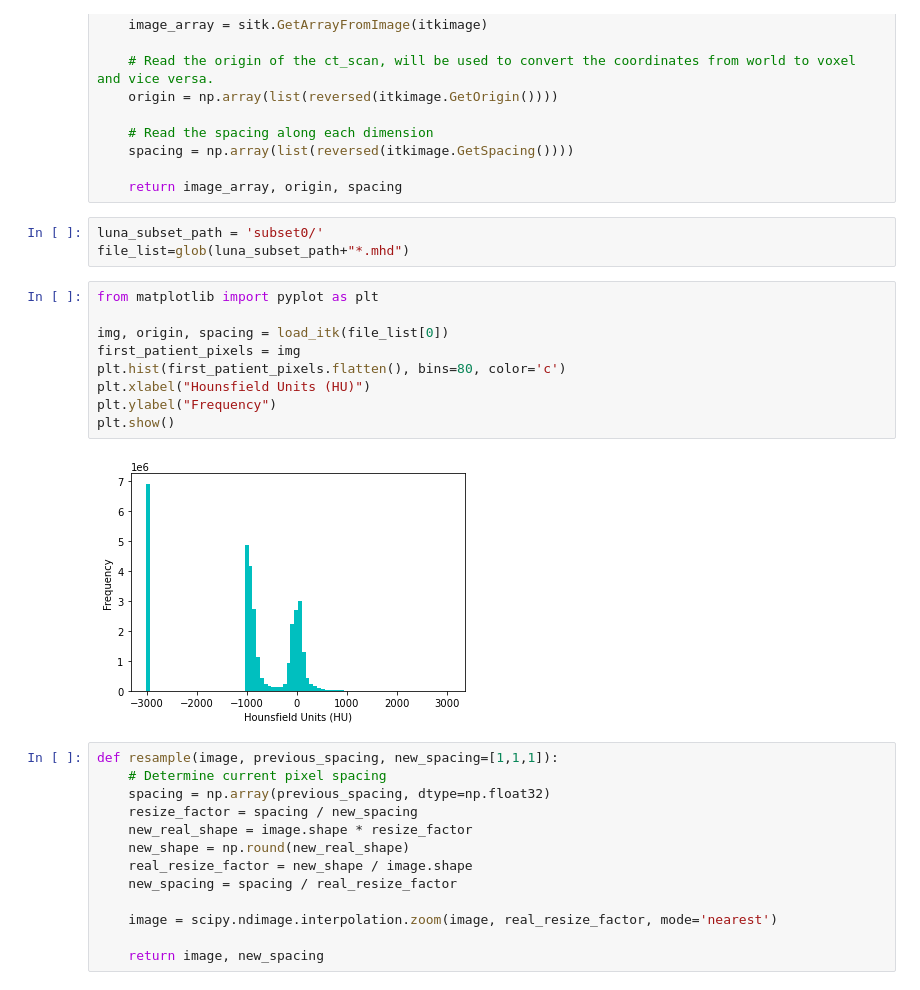
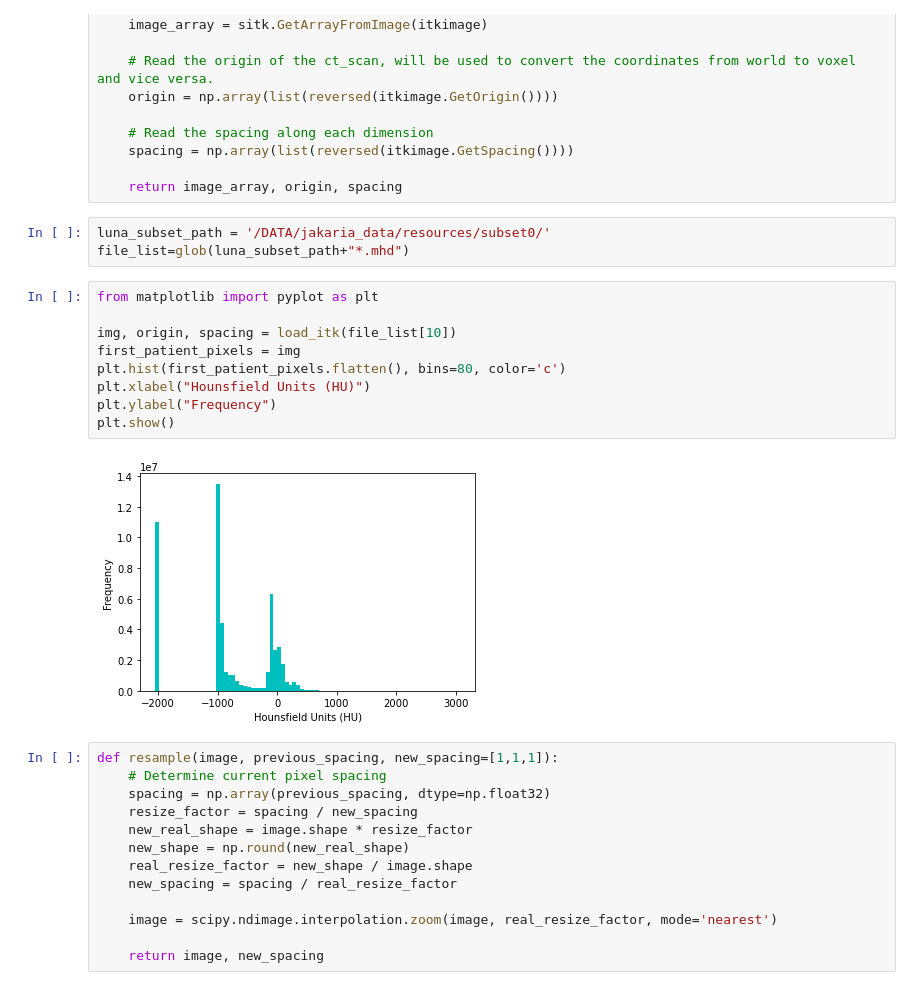
Before and after one commit to Jakaria08/RADDI-514-Project, a Jupyter notebook: Project_Code_RADDI_514.ipynb, the cells around one changed output. Cells and saved outputs as stored; diff of their text form.

```diff
--- a/Project_Code_RADDI_514.ipynb
+++ b/Project_Code_RADDI_514.ipynb
@@ -34,19 +35,19 @@ def load_itk(filename):
 
     return image_array, origin, spacing
 # %%
-luna_subset_path = 'subset0/'
+luna_subset_path = '/DATA/jakaria_data/resources/subset0/'
 file_list=glob(luna_subset_path+"*.mhd")
 # %%
 from matplotlib import pyplot as plt
 
-img, origin, spacing = load_itk(file_list[0])
+img, origin, spacing = load_itk(file_list[10])
 first_patient_pixels = img
 plt.hist(first_patient_pixels.flatten(), bins=80, color='c')
 plt.xlabel("Hounsfield Units (HU)")
 plt.ylabel("Frequency")
 plt.show()
 # %% [output]
-[figure, old version]
+[figure, new version]
 # %%
 def resample(image, previous_spacing, new_spacing=[1,1,1]):
     # Determine current pixel spacing
```
Also changed, not shown: parts of 33 cells of this notebook, 2 other files.
